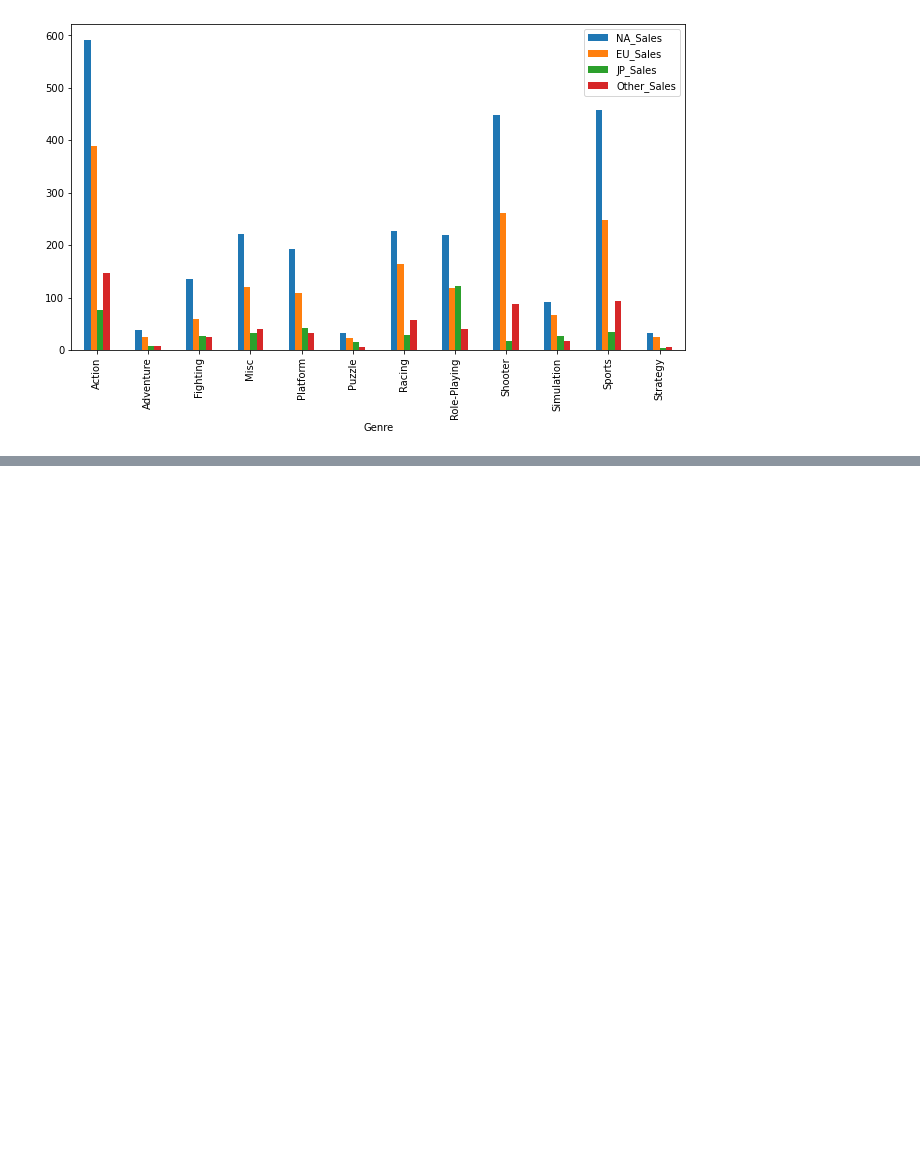
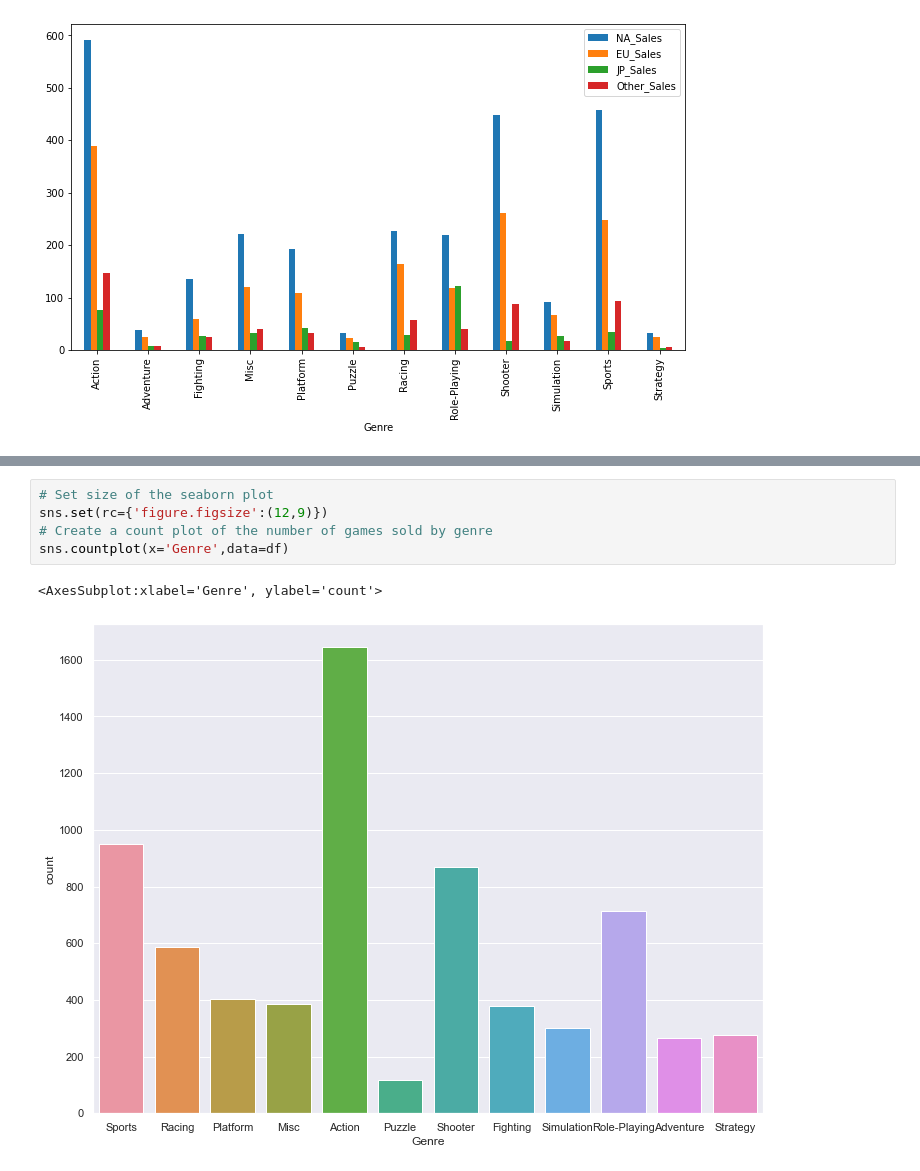
Before and after one commit to mcslender97/project-4-video-games, a Jupyter notebook: project-4_P2.ipynb, the cells around one changed output, grey strips where cells are left out. Drawn from its saved outputs; the diff is of its cells as text; blank space fills up the shorter version.

```diff
--- a/project-4_P2.ipynb
+++ b/project-4_P2.ipynb
@@ -93,0 +109,8 @@ df_group_world.plot(kind='bar',figsize=(11,6))
+# %%
+# Set size of the seaborn plot
+sns.set(rc={'figure.figsize':(12,9)})
+# Create a count plot of the number of games sold by genre
+sns.countplot(x='Genre',data=df)
+# %% [output]
+<AxesSubplot:xlabel='Genre', ylabel='count'>
+[figure, added]
```
Also changed, not shown: parts of 3 cells of this notebook.
